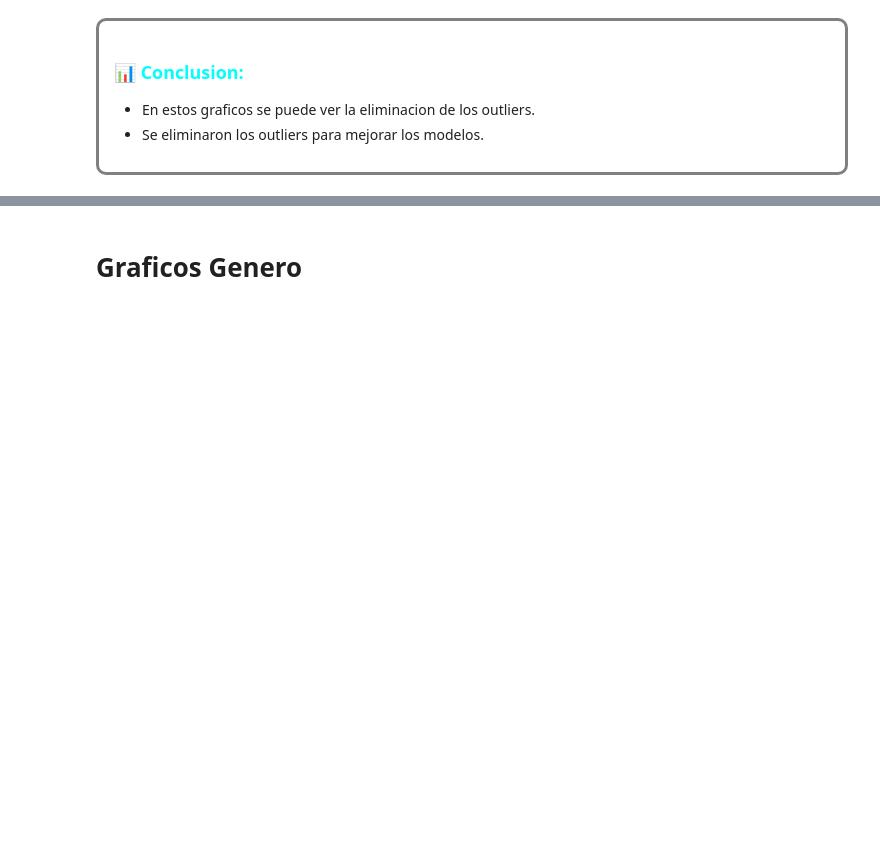
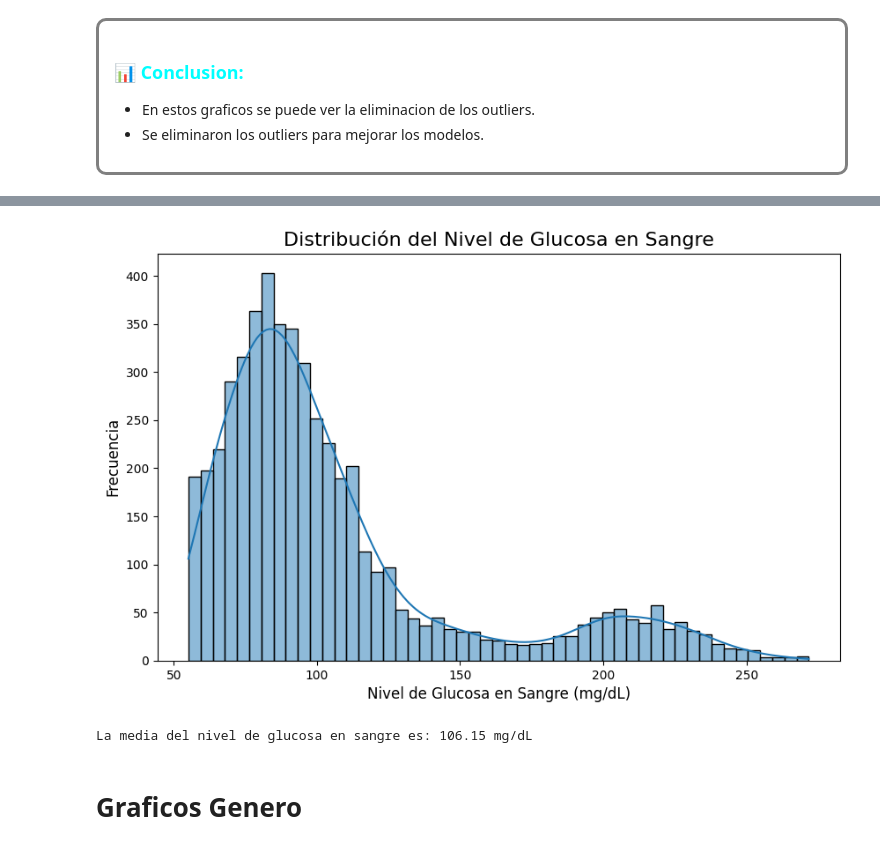
Before and after one commit to MartinGalvao/DataScience, a Jupyter notebook: PRUEBAS_Entregable_1_Martin_Galvao_DataScience_II.ipynb, the cells around one changed output, grey strips where cells are left out. Cells and saved outputs as stored; diff of their text form; code cells hidden in the pictures; blank space fills up the shorter version.

```diff
--- a/PRUEBAS_Entregable_1_Martin_Galvao_DataScience_II.ipynb
+++ b/PRUEBAS_Entregable_1_Martin_Galvao_DataScience_II.ipynb
@@ -459,3 +546,20 @@ plt.show()
+# %%
+
+
+# Visualización del nivel de glucosa en sangre
+plt.figure(figsize=(10, 6))
+sns.histplot(df['Nivel Promedio de Glucosa en Sangre'], kde=True)
+plt.title('Distribución del Nivel de Glucosa en Sangre', fontsize=16)
+plt.xlabel('Nivel de Glucosa en Sangre (mg/dL)', fontsize=12)
+plt.ylabel('Frecuencia', fontsize=12)
+plt.show()
+
+# Cálculo de la media del nivel de glucosa en sangre
+media_glucosa = df['Nivel Promedio de Glucosa en Sangre'].mean()
+print(f'La media del nivel de glucosa en sangre es: {media_glucosa:.2f} mg/dL')
+# %% [output]
+[figure, added]
+La media del nivel de glucosa en sangre es: 106.15 mg/dL
 # %% [markdown]
 # **Graficos Genero**
 # %%
```
Also changed, not shown: parts of 17 cells of this notebook.
